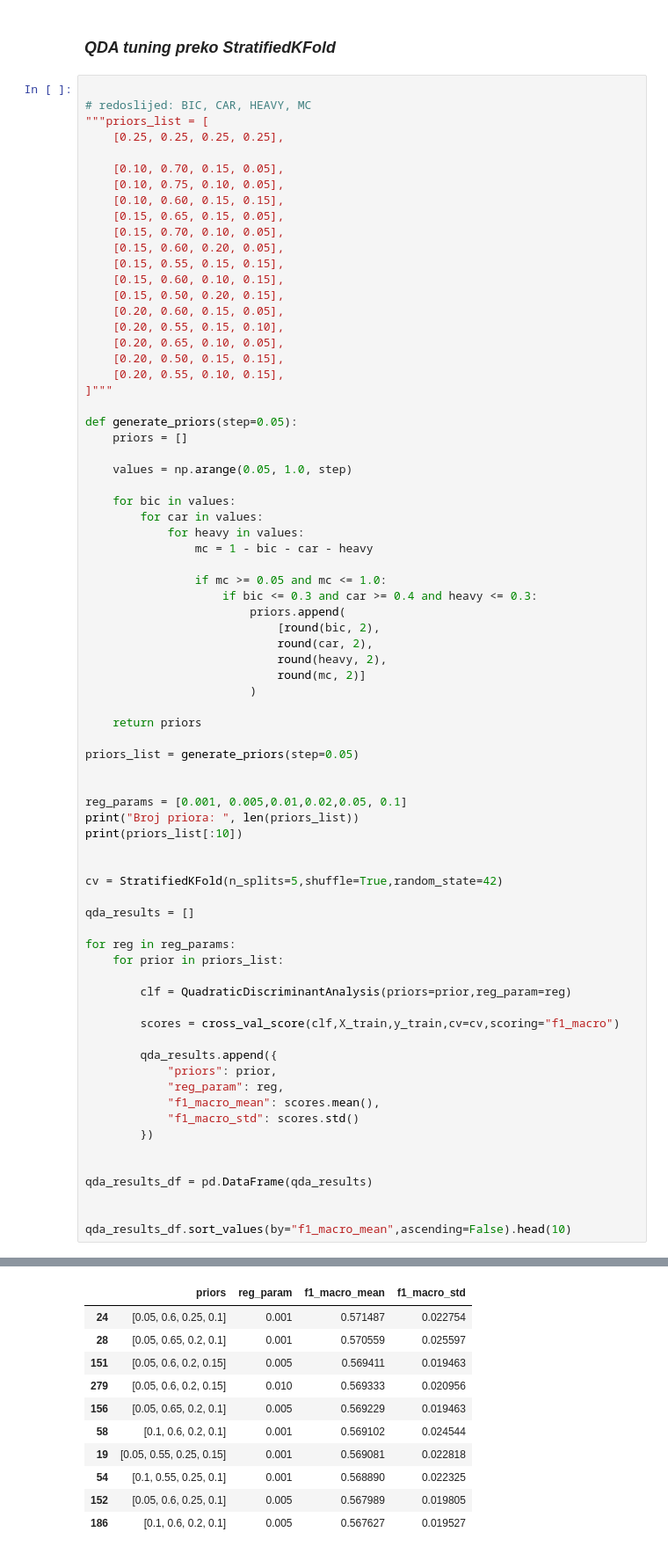
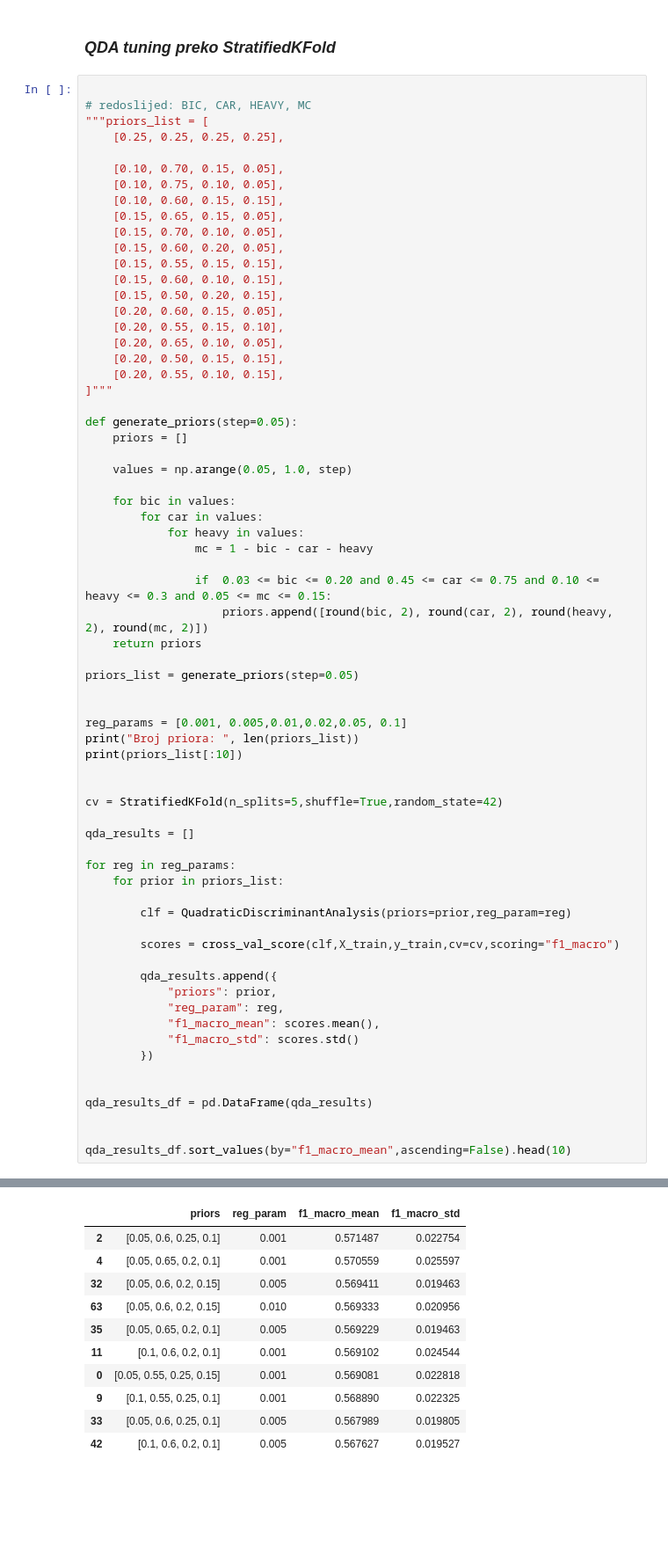
Before and after one commit to mia-sagovac2/dyna-ai, a Jupyter notebook: notebooks/03_modeli/bayes.ipynb, the cells around one changed output, grey strips where cells are left out. Shown at 88% size. Drawn from its saved outputs; the diff is of its cells as text; blank space fills up the shorter version.

```diff
--- a/notebooks/03_modeli/bayes.ipynb
+++ b/notebooks/03_modeli/bayes.ipynb
@@ -558,15 +558,8 @@ def generate_priors(step=0.05):
             for heavy in values:
                 mc = 1 - bic - car - heavy
 
-                if mc >= 0.05 and mc <= 1.0:
-                    if bic <= 0.3 and car >= 0.4 and heavy <= 0.3:
-                        priors.append(
-                            [round(bic, 2),
-                            round(car, 2),
-                            round(heavy, 2),
-                            round(mc, 2)]
-                        )
-
+                if  0.03 <= bic <= 0.20 and 0.45 <= car <= 0.75 and 0.10 <= heavy <= 0.3 and 0.05 <= mc <= 0.15:
+                    priors.append([round(bic, 2), round(car, 2), round(heavy, 2), round(mc, 2)])
     return priors
 
 priors_list = generate_priors(step=0.05)
@@ -606,14 +599,14 @@ Broj priora:  128
 |  | priors | reg_param | f1_macro_mean | f1_macro_std |
-| 24 | [0.05, 0.6, 0.25, 0.1] | 0.001 | 0.571487 | 0.022754 |
-| 28 | [0.05, 0.65, 0.2, 0.1] | 0.001 | 0.570559 | 0.025597 |
-| 151 | [0.05, 0.6, 0.2, 0.15] | 0.005 | 0.569411 | 0.019463 |
-| 279 | [0.05, 0.6, 0.2, 0.15] | 0.010 | 0.569333 | 0.020956 |
-| 156 | [0.05, 0.65, 0.2, 0.1] | 0.005 | 0.569229 | 0.019463 |
-| 58 | [0.1, 0.6, 0.2, 0.1] | 0.001 | 0.569102 | 0.024544 |
-| 19 | [0.05, 0.55, 0.25, 0.15] | 0.001 | 0.569081 | 0.022818 |
-| 54 | [0.1, 0.55, 0.25, 0.1] | 0.001 | 0.568890 | 0.022325 |
-| 152 | [0.05, 0.6, 0.25, 0.1] | 0.005 | 0.567989 | 0.019805 |
-| 186 | [0.1, 0.6, 0.2, 0.1] | 0.005 | 0.567627 | 0.019527 |
+| 2 | [0.05, 0.6, 0.25, 0.1] | 0.001 | 0.571487 | 0.022754 |
+| 4 | [0.05, 0.65, 0.2, 0.1] | 0.001 | 0.570559 | 0.025597 |
+| 32 | [0.05, 0.6, 0.2, 0.15] | 0.005 | 0.569411 | 0.019463 |
+| 63 | [0.05, 0.6, 0.2, 0.15] | 0.010 | 0.569333 | 0.020956 |
+| 35 | [0.05, 0.65, 0.2, 0.1] | 0.005 | 0.569229 | 0.019463 |
+| 11 | [0.1, 0.6, 0.2, 0.1] | 0.001 | 0.569102 | 0.024544 |
+| 0 | [0.05, 0.55, 0.25, 0.15] | 0.001 | 0.569081 | 0.022818 |
+| 9 | [0.1, 0.55, 0.25, 0.1] | 0.001 | 0.568890 | 0.022325 |
+| 33 | [0.05, 0.6, 0.25, 0.1] | 0.005 | 0.567989 | 0.019805 |
+| 42 | [0.1, 0.6, 0.2, 0.1] | 0.005 | 0.567627 | 0.019527 |
 # %%
 # najbolja kombo
 best_qda_params = qda_results_df.sort_values(by="f1_macro_mean",ascending=False).iloc[0]
```
Also changed, not shown: parts of 4 cells of this notebook.
